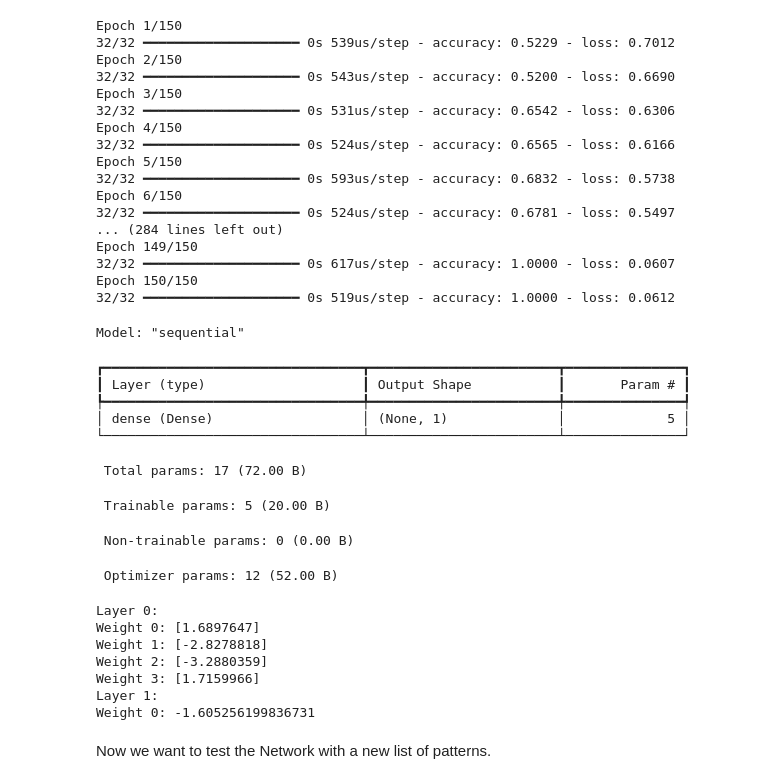
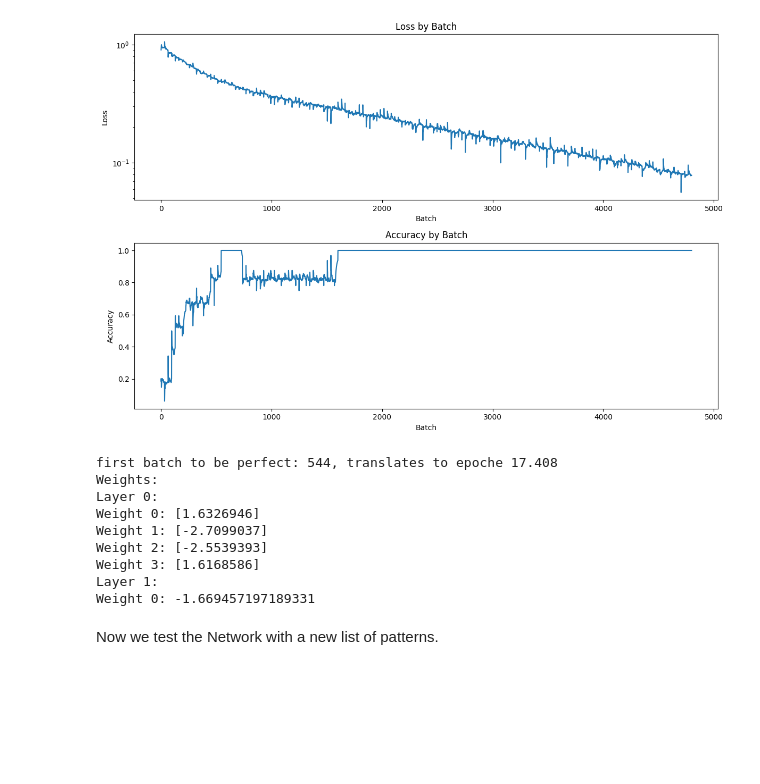
Before and after one commit to PhiIantrop/Neuronensimulation, a Jupyter notebook: Aufgabe_4.ipynb, the cells around one changed output. Saved outputs shown, nothing was run; the diff lists cells and outputs as text; code cells hidden in the pictures; blank space fills up the shorter version.

Commit message:
record and visualize training history and vary the number of layers for d)

```diff
--- a/Aufgabe_4.ipynb
+++ b/Aufgabe_4.ipynb
@@ -20,61 +54,44 @@ correct_results_training_data = getCorrectResults(training_data)
 # %%
-import tensorflow.keras as keras
-
+# für Aufgabe 4d), wir varieeren die Anzahl der Layer
+use_extra_layer = False
 
 NN = keras.Sequential()
 NN.add(keras.Input(shape=(4,)))
-NN.add(keras.layers.Dense(1, activation="sigmoid")) # sigmoid(x) = 1 / (1 + exp(-x)) here
+if use_extra_layer:
+    NN.add(keras.layers.Dense(128, activation="relu"))
+NN.add(keras.layers.Dense(1, activation="sigmoid"))    # sigmoid(x) = 1 / (1 + exp(-x)) here
 
 NN.compile(loss="binary_crossentropy", optimizer="Adam", metrics=["accuracy"])
 
-NN.fit(training_data, correct_results_training_data, epochs=150)
+training_history = TrainingHistory()
+NN.fit(training_data, correct_results_training_data, epochs=150, callbacks=[training_history], verbose=0, batch_size=32)
+training_history.plot()
 
-NN.summary()
+first_perfect_batch = np.where(np.array(training_history.accuracies) == 1.0)[0][0]
 
-weights = NN.get_weights()
+print(f"first batch to be perfect: {first_perfect_batch}, translates to epoche {32 / training_data_length * first_perfect_batch}")
 
-# print the weights
-for i, layer_weights in enumerate(weights):
-    print(f"Layer {i}:")
-    for j, weight in enumerate(layer_weights):
-        print(f"Weight {j}: {weight}")
+# print the weights only if there are not too many due to the extra layer
+if not use_extra_layer:
+    weights = NN.get_weights()
+    print("Weights:")
+    for i, layer_weights in enumerate(weights):
+        print(f"Layer {i}:")
+        for j, weight in enumerate(layer_weights):
+            print(f"Weight {j}: {weight}")
 # %% [output]
+[figure, added]
-Epoch 1/150
-32/32 ━━━━━━━━━━━━━━━━━━━━ 0s 539us/step - accuracy: 0.5229 - loss: 0.7012
-Epoch 2/150
-32/32 ━━━━━━━━━━━━━━━━━━━━ 0s 543us/step - accuracy: 0.5200 - loss: 0.6690
-Epoch 3/150
-32/32 ━━━━━━━━━━━━━━━━━━━━ 0s 531us/step - accuracy: 0.6542 - loss: 0.6306
-Epoch 4/150
-32/32 ━━━━━━━━━━━━━━━━━━━━ 0s 524us/step - accuracy: 0.6565 - loss: 0.6166
-Epoch 5/150
-32/32 ━━━━━━━━━━━━━━━━━━━━ 0s 593us/step - accuracy: 0.6832 - loss: 0.5738
-Epoch 6/150
-32/32 ━━━━━━━━━━━━━━━━━━━━ 0s 524us/step - accuracy: 0.6781 - loss: 0.5497
-... (284 lines left out)
-Epoch 149/150
-32/32 ━━━━━━━━━━━━━━━━━━━━ 0s 617us/step - accuracy: 1.0000 - loss: 0.0607
-Epoch 150/150
-32/32 ━━━━━━━━━━━━━━━━━━━━ 0s 519us/step - accuracy: 1.0000 - loss: 0.0612
+first batch to be perfect: 544, translates to epoche 17.408
+Weights:
+Layer 0:
+Weight 0: [1.6326946]
+Weight 1: [-2.7099037]
+Weight 2: [-2.5539393]
+Weight 3: [1.6168586]
+Layer 1:
+Weight 0: -1.669457197189331
-Model: "sequential"
-┏━━━━━━━━━━━━━━━━━━━━━━━━━━━━━━━━━┳━━━━━━━━━━━━━━━━━━━━━━━━┳━━━━━━━━━━━━━━━┓
-┃ Layer (type)                    ┃ Output Shape           ┃       Param # ┃
-┡━━━━━━━━━━━━━━━━━━━━━━━━━━━━━━━━━╇━━━━━━━━━━━━━━━━━━━━━━━━╇━━━━━━━━━━━━━━━┩
-│ dense (Dense)                   │ (None, 1)              │             5 │
-└─────────────────────────────────┴────────────────────────┴───────────────┘
- Total params: 17 (72.00 B)
- Trainable params: 5 (20.00 B)
- Non-trainable params: 0 (0.00 B)
- Optimizer params: 12 (52.00 B)
-Layer 0:
-Weight 0: [1.6897647]
-Weight 1: [-2.8278818]
-Weight 2: [-3.2880359]
-Weight 3: [1.7159966]
-Layer 1:
-Weight 0: -1.605256199836731
 # %% [markdown]
-Now we want to test the Network with a  new list of patterns.
+Now we test the Network with a new list of patterns.
 # %%
 test_data = np.copy(training_data)
 np.random.shuffle(test_data)
```
Also changed, not shown: parts of 7 cells of this notebook.
